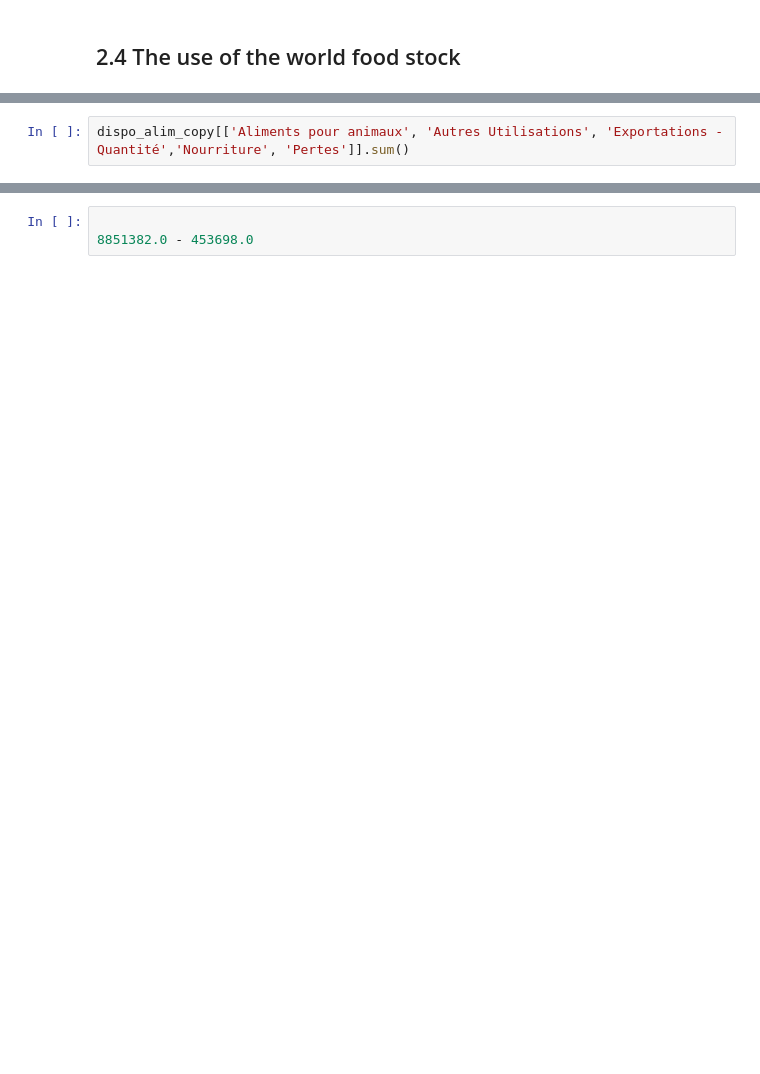
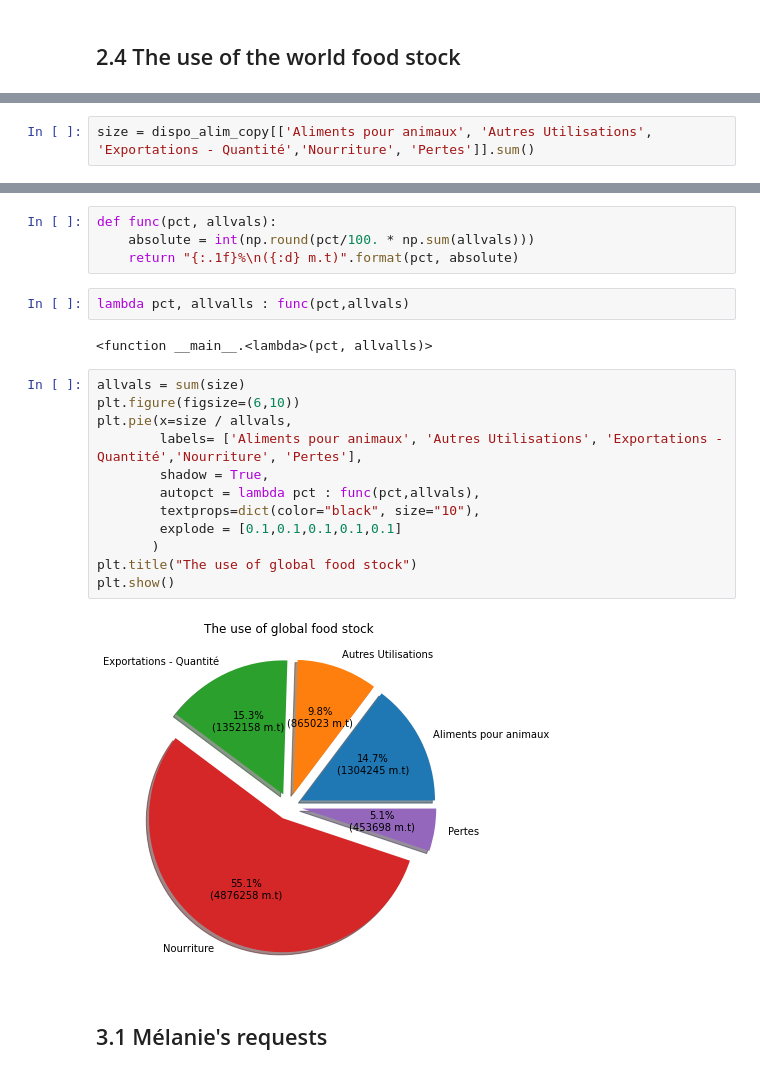
Before and after one commit to marcadeant/FAO-Analysis, a Jupyter notebook: notebook/P4OC-DataLab.ipynb, the cells around one changed output, grey strips where cells are left out. Drawn from its saved outputs; the diff is of its cells as text; blank space fills up the shorter version.

```diff
--- a/notebook/P4OC-DataLab.ipynb
+++ b/notebook/P4OC-DataLab.ipynb
@@ -217,3 +421,3 @@ disp_int = aliment_animaux + autre_utilisation + alim_humaine + export - perte
 # %%
-dispo_alim_copy[['Aliments pour animaux', 'Autres Utilisations', 'Exportations - Quantité','Nourriture', 'Pertes']].sum()
+size = dispo_alim_copy[['Aliments pour animaux', 'Autres Utilisations', 'Exportations - Quantité','Nourriture', 'Pertes']].sum()
 # %%
@@ -226,3 +444,24 @@ aide_alim['Valeur'].sum()
-# %%
-
-8851382.0 - 453698.0
+# %%
+def func(pct, allvals):
+    absolute = int(np.round(pct/100. * np.sum(allvals)))
+    return "{:.1f}%\n({:d} m.t)".format(pct, absolute)
+# %%
+lambda pct, allvalls : func(pct,allvals)
+# %% [output]
+<function __main__.<lambda>(pct, allvalls)>
+# %%
+allvals = sum(size)
+plt.figure(figsize=(6,10))
+plt.pie(x=size / allvals,
+        labels= ['Aliments pour animaux', 'Autres Utilisations', 'Exportations - Quantité','Nourriture', 'Pertes'],
+        shadow = True,
+        autopct = lambda pct : func(pct,allvals),
+        textprops=dict(color="black", size="10"),
+        explode = [0.1,0.1,0.1,0.1,0.1]
+       )
+plt.title("The use of global food stock")
+plt.show()
+# %% [output]
+[figure, added]
+# %% [markdown]
+## 3.1 Mélanie's requests
```
Also changed, not shown: parts of 35 cells of this notebook.
